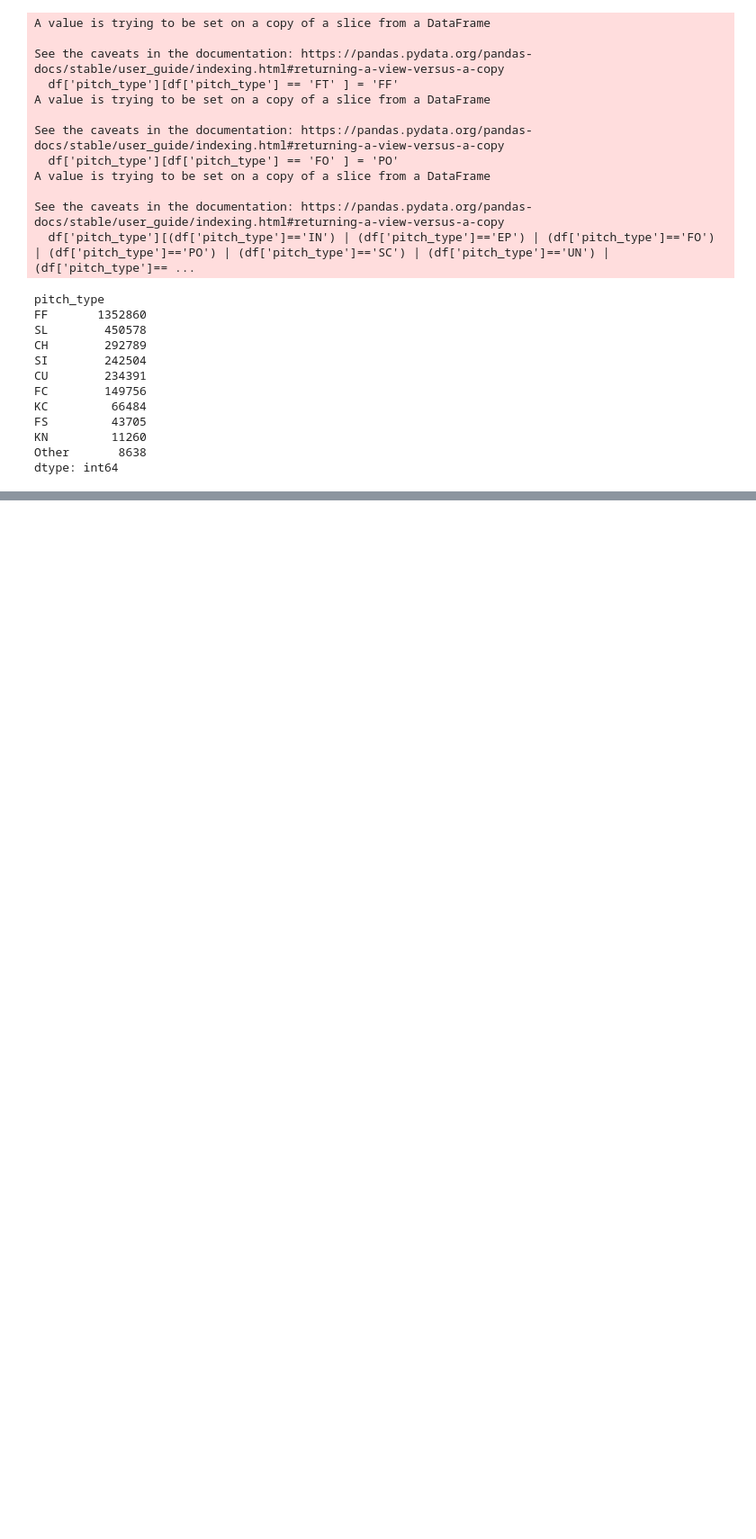
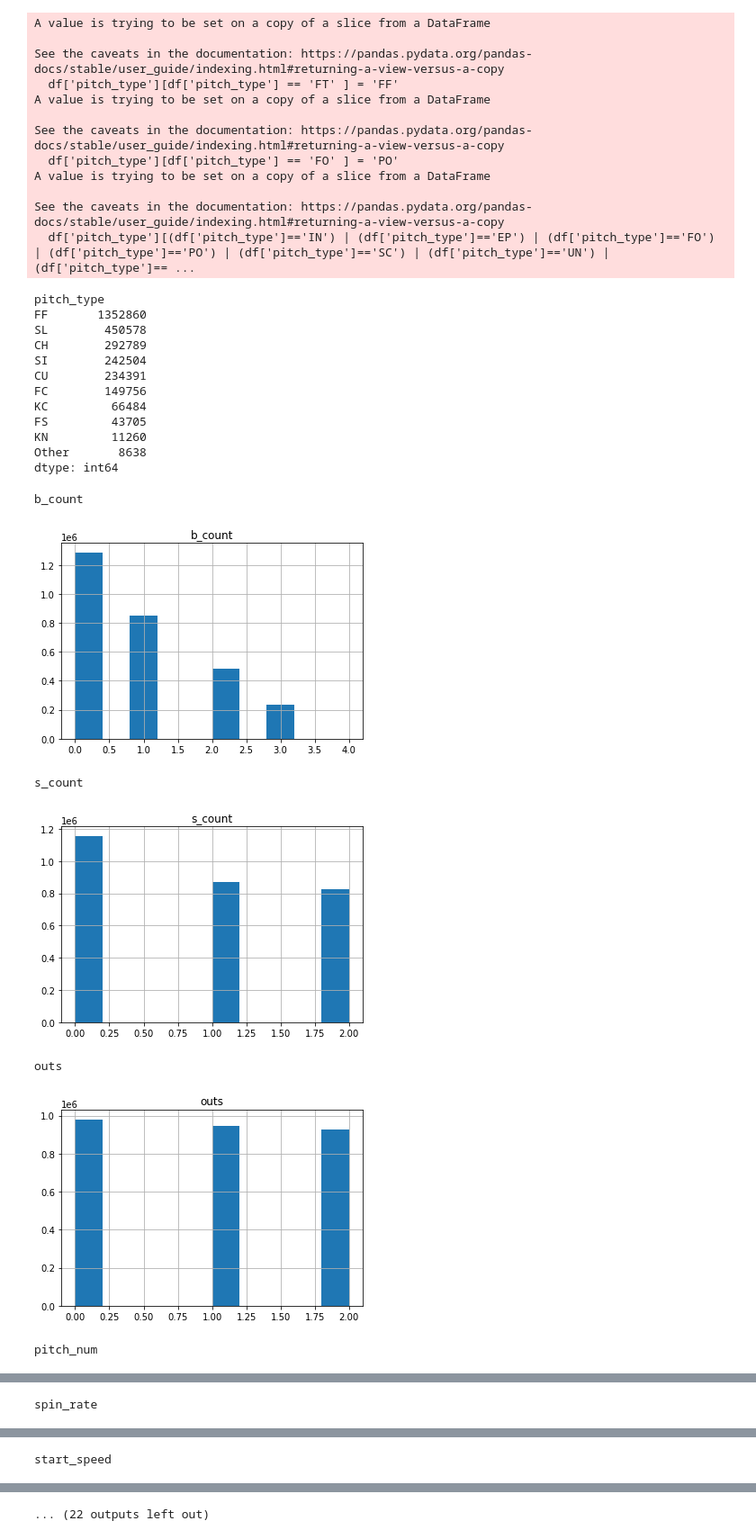
Before and after one commit to zsomborh/analyse_baseball_matches, a Jupyter notebook: Term_Proj_Coding_3_Baseball.ipynb, the cells around one changed output, grey strips where cells are left out. Shown at 90% size. Saved outputs shown, nothing was run; the diff lists cells and outputs as text; code cells hidden in the pictures; blank space fills up the shorter version.

Commit message:
Aggreg, hists & correl matrix + scatters vs speed drop

```diff
--- a/Term_Proj_Coding_3_Baseball.ipynb
+++ b/Term_Proj_Coding_3_Baseball.ipynb
@@ -257,3 +252,44 @@ FS         43705
 KN         11260
 Other       8638
 dtype: int64
+# %%
+# Get Wind speed in MpH & Weather in Fahrenheit
+wind_mph = []
+for i in df['wind'][0:]:
+    wind_speed = int(i[:2])
+    wind_mph.append(wind_speed)
+
+weather_fhr = []
+for i in df['weather'][0:]:
+    weather_F = int(i[:3])
+    weather_fhr.append(weather_F)
+
+df['wind'] = wind_mph
+df['weather'] = weather_fhr
+#df
+# %%
+# EDA: Basic histogram of all vars w 1 loop
+import matplotlib.pyplot as plt
+%matplotlib inline
+
+ColNames = df.columns.tolist()[1:-4]
+vector = range(1,len(ColNames),1)
+
+for i in vector:
+    if df[ColNames[i]].dtypes == 'float64':
+        print(ColNames[i])
+        df.hist(ColNames[i])
+    elif df[ColNames[i]].dtypes == 'int64':
+        print(ColNames[i])
+        df.hist(ColNames[i])
+    plt.show()
+
+# Skewness: p_score, delay -> maybe for Q2 with API weather data
+# %% [output]
+b_count
+[figure, added]
+s_count
+[figure, added]
+outs
+[figure, added]
+pitch_num
@@ -259,0 +297 @@ dtype: int64
+spin_rate
@@ -259,0 +299 @@ dtype: int64
+start_speed
@@ -260 +301,2 @@ dtype: int64
+... (22 outputs left out)
 # %%
```
Also changed, not shown: parts of 10 cells of this notebook.
